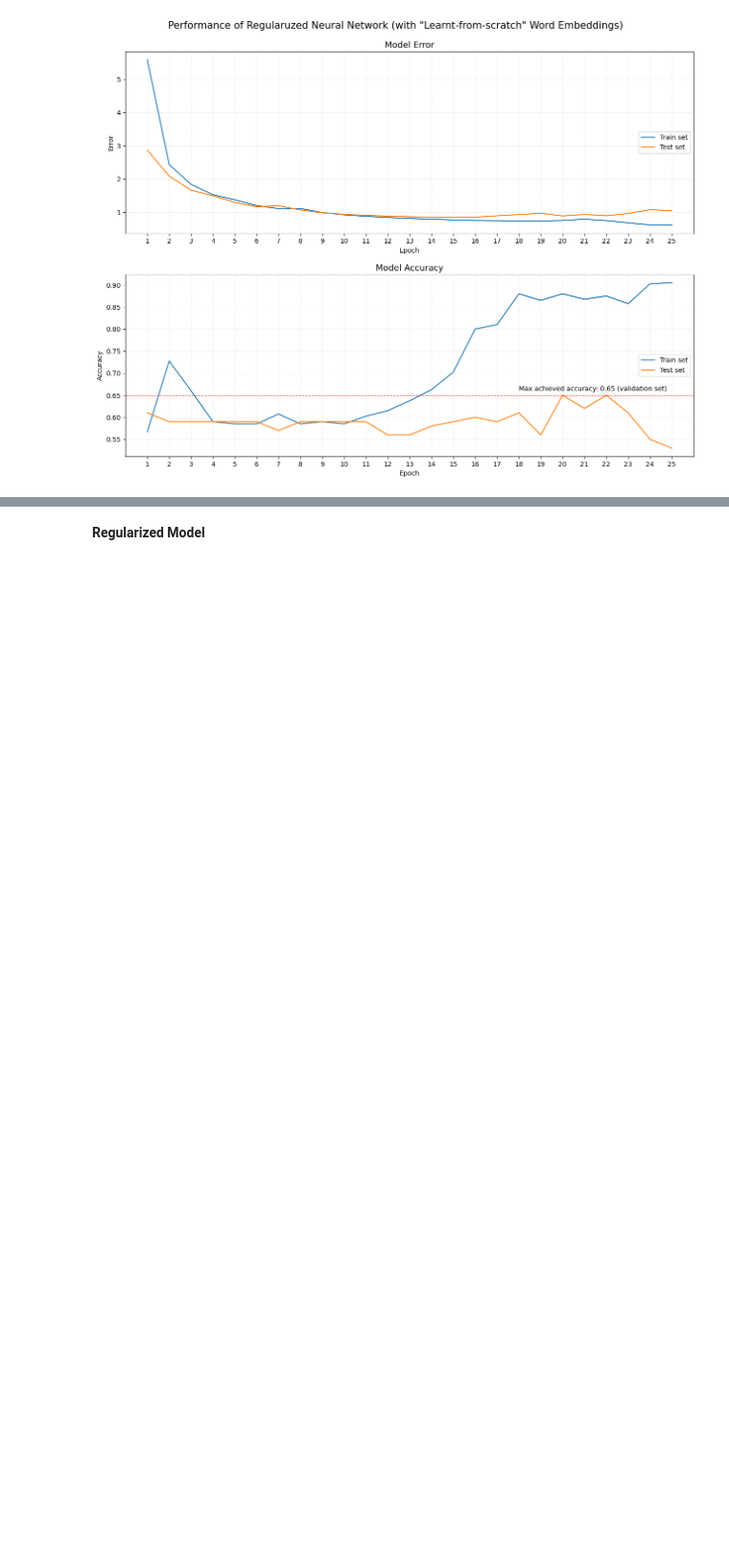
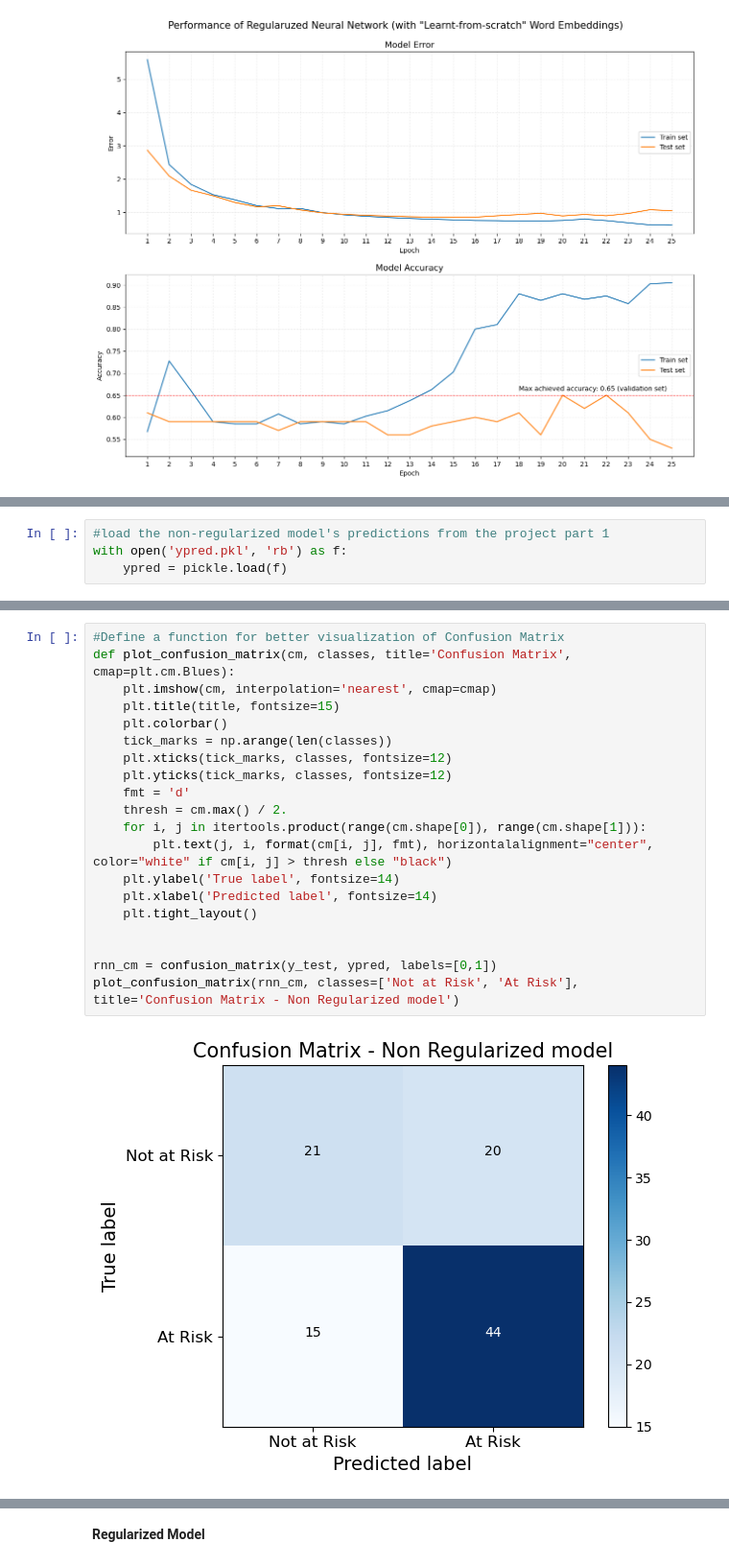
Before and after one commit to SebastianoDenegri/Targeted_Suicide_Intervention, a Jupyter notebook: Reddit_Users_Classification_part_5.ipynb, the cells around one changed output, grey strips where cells are left out. Shown at 96% size. Drawn from its saved outputs; the diff is of its cells as text; blank space fills up the shorter version.

Commit message:
finalize model development and start analyzing results

```diff
--- a/Reddit_Users_Classification_part_5.ipynb
+++ b/Reddit_Users_Classification_part_5.ipynb
@@ -226,0 +174,4 @@ Epoch 8: early stopping
+# %%
+#load the non-regularized model's predictions from the project part 1
+with open('ypred.pkl', 'rb') as f:
+    ypred = pickle.load(f)
@@ -226,0 +186,22 @@ Epoch 8: early stopping
+# %%
+#Define a function for better visualization of Confusion Matrix
+def plot_confusion_matrix(cm, classes, title='Confusion Matrix', cmap=plt.cm.Blues):
+    plt.imshow(cm, interpolation='nearest', cmap=cmap)
+    plt.title(title, fontsize=15)
+    plt.colorbar()
+    tick_marks = np.arange(len(classes))
+    plt.xticks(tick_marks, classes, fontsize=12)
+    plt.yticks(tick_marks, classes, fontsize=12)
+    fmt = 'd'
+    thresh = cm.max() / 2.
+    for i, j in itertools.product(range(cm.shape[0]), range(cm.shape[1])):
+        plt.text(j, i, format(cm[i, j], fmt), horizontalalignment="center", color="white" if cm[i, j] > thresh else "black")
+    plt.ylabel('True label', fontsize=14)
+    plt.xlabel('Predicted label', fontsize=14)
+    plt.tight_layout()
+
+
+rnn_cm = confusion_matrix(y_test, ypred, labels=[0,1])
+plot_confusion_matrix(rnn_cm, classes=['Not at Risk', 'At Risk'], title='Confusion Matrix - Non Regularized model')
+# %% [output]
+[figure, added]
```
Also changed, not shown: parts of 31 cells of this notebook, 3 other files.
